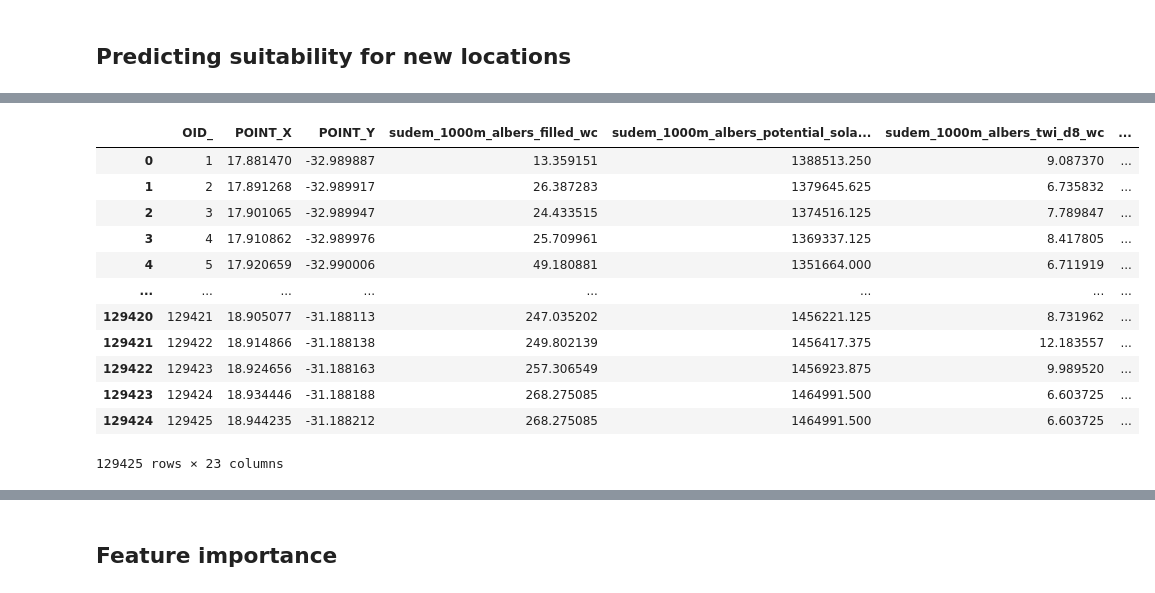
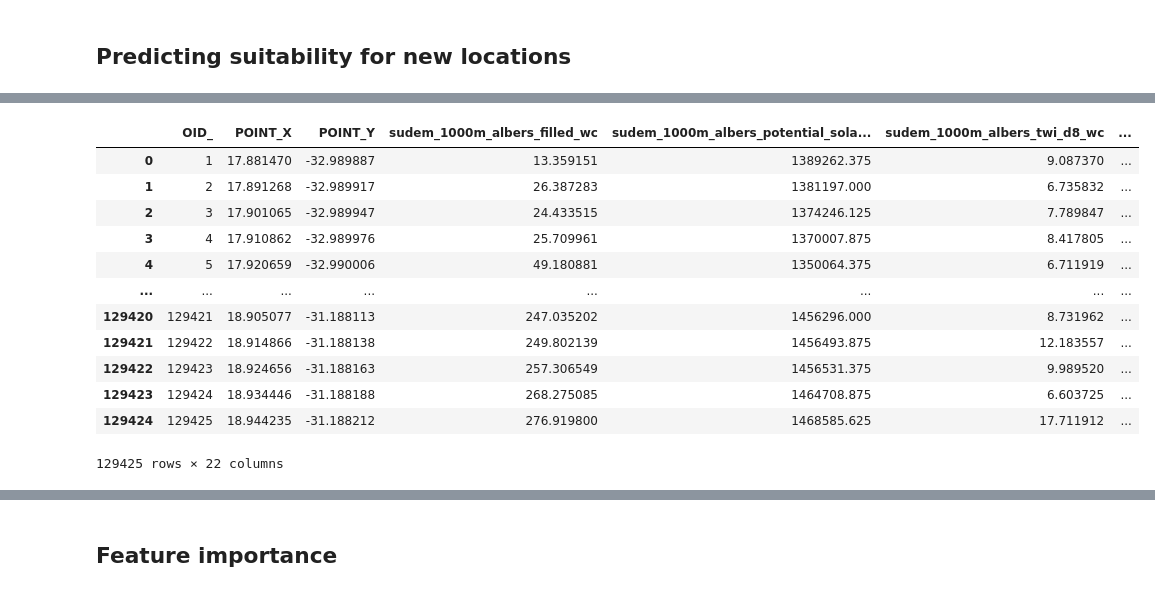
Before and after one commit to charlesmudima/vineyard-establishment-using-xgboost, a Jupyter notebook: models/xgboost-model-training-feature-seleciton.ipynb, the cells around one changed output, grey strips where cells are left out. Cells and saved outputs as stored; diff of their text form; code cells hidden in the pictures.

```diff
--- a/models/xgboost-model-training-feature-seleciton.ipynb
+++ b/models/xgboost-model-training-feature-seleciton.ipynb
@@ -728,31 +668,23 @@ euclidean_distance_rivers_1000m_albers_wc         object
 dtype: object
-# %%
-# Should not be necessary if i label my columns correctly from the start
-new_locations_df.rename(columns={'composite_rainfall_sum_1000m_k30_wc_fuzzy_linear': 'composite_rainfall_sum_1000m_albers_k30_wc_fuzzy_linear'}, inplace=True)
-# %%
-# Drop ndvi, roads and rivers since the new model was trained without them
-new_locations_df = new_locations_df.drop(['ndvi_wc', 'euclidean_distance_roads_1000m_albers_wc', 'euclidean_distance_rivers_1000m_albers_wc'], axis=1)
 # %%
 # Converting the columns to float
 
 # This below is for the non-standardised data
 columns_to_convert_for_new_locations = ['POINT_X','POINT_Y','sudem_1000m_albers_filled_wc', 'sudem_1000m_albers_potential_solar_rad_wh2m_wc',
-                        'sudem_1000m_albers_twi_d8_wc', 'sudem_1000m_albers_slope_degree_wc', 'sudem_1000m_albers_slope_wc',
+                        'sudem_1000m_albers_twi_d8_wc', 'sudem_1000m_albers_slope_degree_wc',
                         'sudem_1000m_albers_aspect_wc', 'sudem_1000m_albers_flow_network_wc', 'sudem_1000m_albers_curvature_wc',
-                        'composite_temp_mean_1000m_k30_wc','composite_temp_min_1000m_k30_wc', 'composite_temp_max_1000m_k30_wc',
-                        'composite_rainfall_sum_1000m_k30_wc', 'composite_gdd_grapes_1000m_wc', 'composite_AETI_1000m_albers_wc',
-                        'nitrogen_0_to_5cm_1000m_albers_wc', 'sand_0_to_5cm_1000m_albers_wc', 'soc_0_to_5cm_1000m_albers_wc',
-                        'clay_content_0_to_5cm_1000m_albers_wc', 'soil_ph_0_to_5cm_1000m_albers_wc', 'silt_0_to_5cm_1000m_albers_wc']
+                        'composite_temp_mean_1000m_albers_k30_wc','composite_temp_min_1000m_albers_k30_wc', 'composite_temp_max_1000m_albers_k30_wc',
+                        'composite_rainfall_sum_1000m_albers_k30_wc', 'composite_gdd_grapes_1000m_albers_wc', 'composite_AETI_1000m_albers_wc']
 
 
 # This below is for the standardised data
 # columns_to_convert_for_new_locations = ['POINT_X', 'POINT_Y', 'sudem_1000m_albers_filled_wc_fuzzy_linear', 'sudem_1000m_albers_potential_solar_rad_wh2m_wc_fuzzy_linear',
-#                         'sudem_1000m_albers_twi_d8_wc_fuzzy_linear', 'sudem_1000m_albers_slope_degree_wc_fuzzy_linear', 'sudem_1000m_albers_slope_wc_fuzzy_linear',
+#                         'sudem_1000m_albers_twi_d8_wc_fuzzy_linear', 'sudem_1000m_albers_slope_degree_wc_fuzzy_linear',
 #                         'sudem_1000m_albers_aspect_wc_fuzzy_linear', 'sudem_1000m_albers_flow_network_wc_fuzzy_linear', 'sudem_1000m_albers_curvature_wc_fuzzy_linear',
-#                         'composite_temp_mean_1000m_k30_wc_fuzzy_linear', 'composite_temp_min_1000m_k30_wc_fuzzy_linear', 'composite_temp_max_1000m_k30_wc_fuzzy_linear',
-#                         'composite_rainfall_sum_1000m_k30_wc_fuzzy_linear', 'composite_gdd_grapes_1000m_wc_fuzzy_linear', 'composite_AETI_1000m_albers_wc_fuzzy_linear',
-#                         'nitrogen_0_to_5cm_1000m_albers_wc_fuzzy_linear', 'sand_0_to_5cm_1000m_albers_wc_fuzzy_linear', 'soc_0_to_5cm_1000m_albers_wc_fuzzy_linear',
-#                         'clay_content_0_to_5cm_1000m_albers_wc_fuzzy_linear', 'soil_ph_0_to_5cm_1000m_albers_wc_fuzzy_linear', 'silt_0_to_5cm_1000m_albers_wc_fuzzy_linear']
+#                         'composite_temp_mean_1000m_albers_k30_wc_fuzzy_linear', 'composite_temp_min_1000m_albers_k30_wc_fuzzy_linear', 'composite_temp_max_1000m_albers_k30_wc_fuzzy_linear',
+#                         'composite_rainfall_sum_1000m_albers_k30_wc_fuzzy_linear', 'composite_gdd_grapes_1000m_albers_wc_fuzzy_linear', 'composite_AETI_1000m_albers_wc_fuzzy_linear',
+#                         'nitrogen_15_to_30cm_1000m_albers_wc_fuzzy_linear', 'sand_15_to_30cm_1000m_albers_wc_fuzzy_linear', 'soc_15_to_30cm_1000m_albers_wc_fuzzy_linear',
+#                         'clay_content_15_to_30cm_1000m_albers_wc_fuzzy_linear', 'soil_ph_15_to_30cm_1000m_albers_wc_fuzzy_linear', 'silt_15_to_30cm_1000m_albers_wc_fuzzy_linear']
 
 
 for col in columns_to_convert_for_new_locations:
@@ -821,40 +753,40 @@ def interpolate_columns(df, columns):
 # %%
 # interpolate the columns with null values
 
 # This below is for the non-standardised data
 columns_to_interpolate_for_new_locations = ['sudem_1000m_albers_filled_wc', 'sudem_1000m_albers_potential_solar_rad_wh2m_wc',
-                                            'sudem_1000m_albers_twi_d8_wc', 'sudem_1000m_albers_slope_degree_wc', 'sudem_1000m_albers_slope_wc',
+                                            'sudem_1000m_albers_twi_d8_wc', 'sudem_1000m_albers_slope_degree_wc',
                                             'sudem_1000m_albers_aspect_wc', 'sudem_1000m_albers_flow_network_wc', 'sudem_1000m_albers_curvature_wc',
-                                            'composite_temp_mean_1000m_k30_wc','composite_temp_min_1000m_k30_wc', 'composite_temp_max_1000m_k30_wc',
-                                            'composite_rainfall_sum_1000m_k30_wc', 'composite_gdd_grapes_1000m_wc', 'composite_AETI_1000m_albers_wc',
-                                            'nitrogen_0_to_5cm_1000m_albers_wc', 'sand_0_to_5cm_1000m_albers_wc', 'soc_0_to_5cm_1000m_albers_wc',
-                                            'clay_content_0_to_5cm_1000m_albers_wc', 'soil_ph_0_to_5cm_1000m_albers_wc', 'silt_0_to_5cm_1000m_albers_wc']
+                                            'composite_temp_mean_1000m_albers_k30_wc','composite_temp_min_1000m_albers_k30_wc', 'composite_temp_max_1000m_albers_k30_wc',
+                                            'composite_rainfall_sum_1000m_albers_k30_wc', 'composite_gdd_grapes_1000m_albers_wc', 'composite_AETI_1000m_albers_wc',
+                                            'nitrogen_15_to_30cm_1000m_albers_wc', 'sand_15_to_30cm_1000m_albers_wc', 'soc_15_to_30cm_1000m_albers_wc',
+                                            'clay_content_15_to_30cm_1000m_albers_wc', 'soil_ph_15_to_30cm_1000m_albers_wc', 'silt_15_to_30cm_1000m_albers_wc']
 
 # This below is for the standardised data
 # columns_to_interpolate_for_new_locations = ['POINT_X', 'POINT_Y', 'sudem_1000m_albers_filled_wc_fuzzy_linear', 'sudem_1000m_albers_potential_solar_rad_wh2m_wc_fuzzy_linear',
-#                         'sudem_1000m_albers_twi_d8_wc_fuzzy_linear', 'sudem_1000m_albers_slope_degree_wc_fuzzy_linear', 'sudem_1000m_albers_slope_wc_fuzzy_linear',
+#                         'sudem_1000m_albers_twi_d8_wc_fuzzy_linear', 'sudem_1000m_albers_slope_degree_wc_fuzzy_linear',
 #                         'sudem_1000m_albers_aspect_wc_fuzzy_linear', 'sudem_1000m_albers_flow_network_wc_fuzzy_linear', 'sudem_1000m_albers_curvature_wc_fuzzy_linear',
-#                         'composite_temp_mean_1000m_k30_wc_fuzzy_linear', 'composite_temp_min_1000m_k30_wc_fuzzy_linear', 'composite_temp_max_1000m_k30_wc_fuzzy_linear',
-#                         'composite_rainfall_sum_1000m_k30_wc_fuzzy_linear', 'composite_gdd_grapes_1000m_wc_fuzzy_linear', 'composite_AETI_1000m_albers_wc_fuzzy_linear',
-#                         'nitrogen_0_to_5cm_1000m_albers_wc_fuzzy_linear', 'sand_0_to_5cm_1000m_albers_wc_fuzzy_linear', 'soc_0_to_5cm_1000m_albers_wc_fuzzy_linear',
-#                         'clay_content_0_to_5cm_1000m_albers_wc_fuzzy_linear', 'soil_ph_0_to_5cm_1000m_albers_wc_fuzzy_linear', 'silt_0_to_5cm_1000m_albers_wc_fuzzy_linear']
+#                         'composite_temp_mean_1000m_albers_k30_wc_fuzzy_linear', 'composite_temp_min_1000m_albers_k30_wc_fuzzy_linear', 'composite_temp_max_1000m_albers_k30_wc_fuzzy_linear',
+#                         'composite_rainfall_sum_1000m_albers_k30_wc_fuzzy_linear', 'composite_gdd_grapes_1000m_albers_wc_fuzzy_linear', 'composite_AETI_1000m_albers_wc_fuzzy_linear',
+#                         'nitrogen_15_to_30cm_1000m_albers_wc_fuzzy_linear', 'sand_15_to_30cm_1000m_albers_wc_fuzzy_linear', 'soc_15_to_30cm_1000m_albers_wc_fuzzy_linear',
+#                         'clay_content_15_to_30cm_1000m_albers_wc_fuzzy_linear', 'soil_ph_15_to_30cm_1000m_albers_wc_fuzzy_linear', 'silt_15_to_30cm_1000m_albers_wc_fuzzy_linear']
 
 
 interpolate_columns(new_locations_df, columns_to_interpolate_for_new_locations)
 # %% [output]
 |  | OID_ | POINT_X | POINT_Y | sudem_1000m_albers_filled_wc | sudem_1000m_albers_potential_sola... | sudem_1000m_albers_twi_d8_wc | ... |
-| 0 | 1 | 17.881470 | -32.989887 | 13.359151 | 1388513.250 | 9.087370 | ... |
-| 1 | 2 | 17.891268 | -32.989917 | 26.387283 | 1379645.625 | 6.735832 | ... |
-| 2 | 3 | 17.901065 | -32.989947 | 24.433515 | 1374516.125 | 7.789847 | ... |
-| 3 | 4 | 17.910862 | -32.989976 | 25.709961 | 1369337.125 | 8.417805 | ... |
-| 4 | 5 | 17.920659 | -32.990006 | 49.180881 | 1351664.000 | 6.711919 | ... |
+| 0 | 1 | 17.881470 | -32.989887 | 13.359151 | 1389262.375 | 9.087370 | ... |
+| 1 | 2 | 17.891268 | -32.989917 | 26.387283 | 1381197.000 | 6.735832 | ... |
+| 2 | 3 | 17.901065 | -32.989947 | 24.433515 | 1374246.125 | 7.789847 | ... |
+| 3 | 4 | 17.910862 | -32.989976 | 25.709961 | 1370007.875 | 8.417805 | ... |
+| 4 | 5 | 17.920659 | -32.990006 | 49.180881 | 1350064.375 | 6.711919 | ... |
 | ... | ... | ... | ... | ... | ... | ... | ... |
-| 129420 | 129421 | 18.905077 | -31.188113 | 247.035202 | 1456221.125 | 8.731962 | ... |
-| 129421 | 129422 | 18.914866 | -31.188138 | 249.802139 | 1456417.375 | 12.183557 | ... |
-| 129422 | 129423 | 18.924656 | -31.188163 | 257.306549 | 1456923.875 | 9.989520 | ... |
-| 129423 | 129424 | 18.934446 | -31.188188 | 268.275085 | 1464991.500 | 6.603725 | ... |
-| 129424 | 129425 | 18.944235 | -31.188212 | 268.275085 | 1464991.500 | 6.603725 | ... |
+| 129420 | 129421 | 18.905077 | -31.188113 | 247.035202 | 1456296.000 | 8.731962 | ... |
+| 129421 | 129422 | 18.914866 | -31.188138 | 249.802139 | 1456493.875 | 12.183557 | ... |
+| 129422 | 129423 | 18.924656 | -31.188163 | 257.306549 | 1456531.375 | 9.989520 | ... |
+| 129423 | 129424 | 18.934446 | -31.188188 | 268.275085 | 1464708.875 | 6.603725 | ... |
+| 129424 | 129425 | 18.944235 | -31.188212 | 276.919800 | 1468585.625 | 17.711912 | ... |
-129425 rows × 23 columns
+129425 rows × 22 columns
 # %%
 new_locations_df.isnull().sum()
 new_locations_df.shape
```
Also changed, not shown: parts of 63 cells of this notebook.
